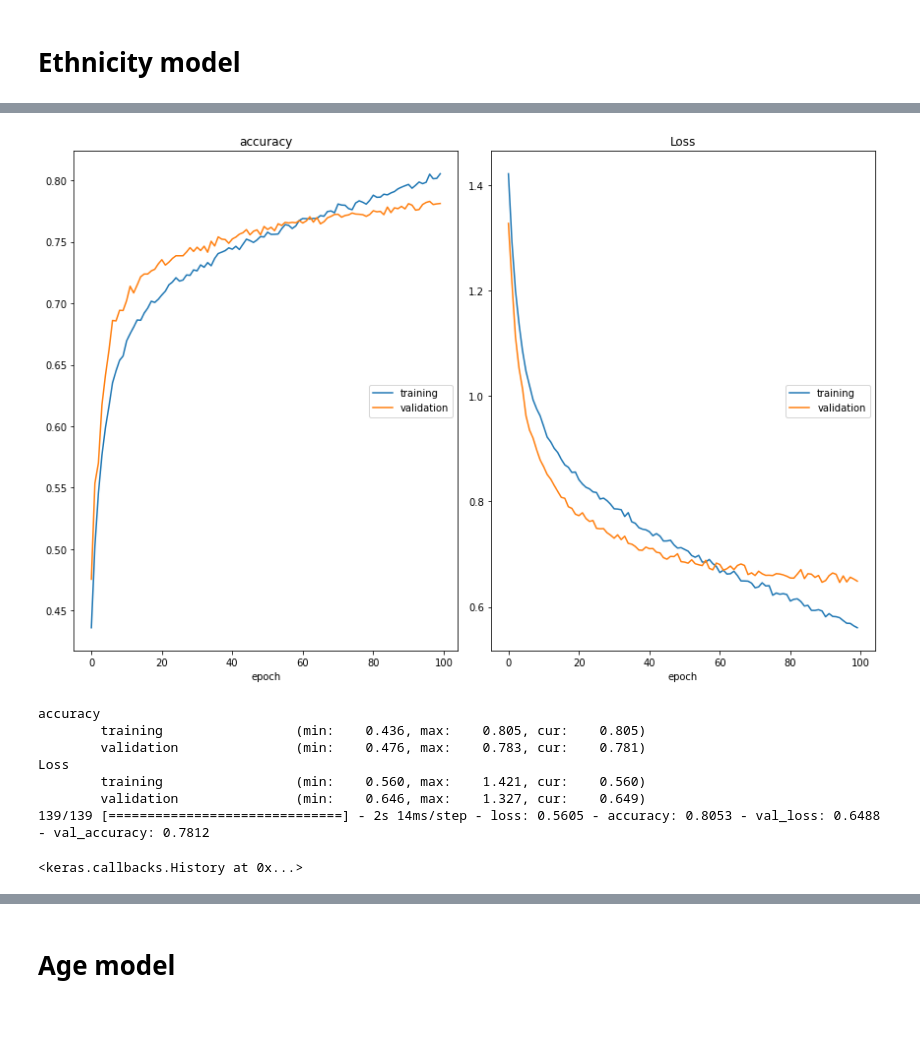
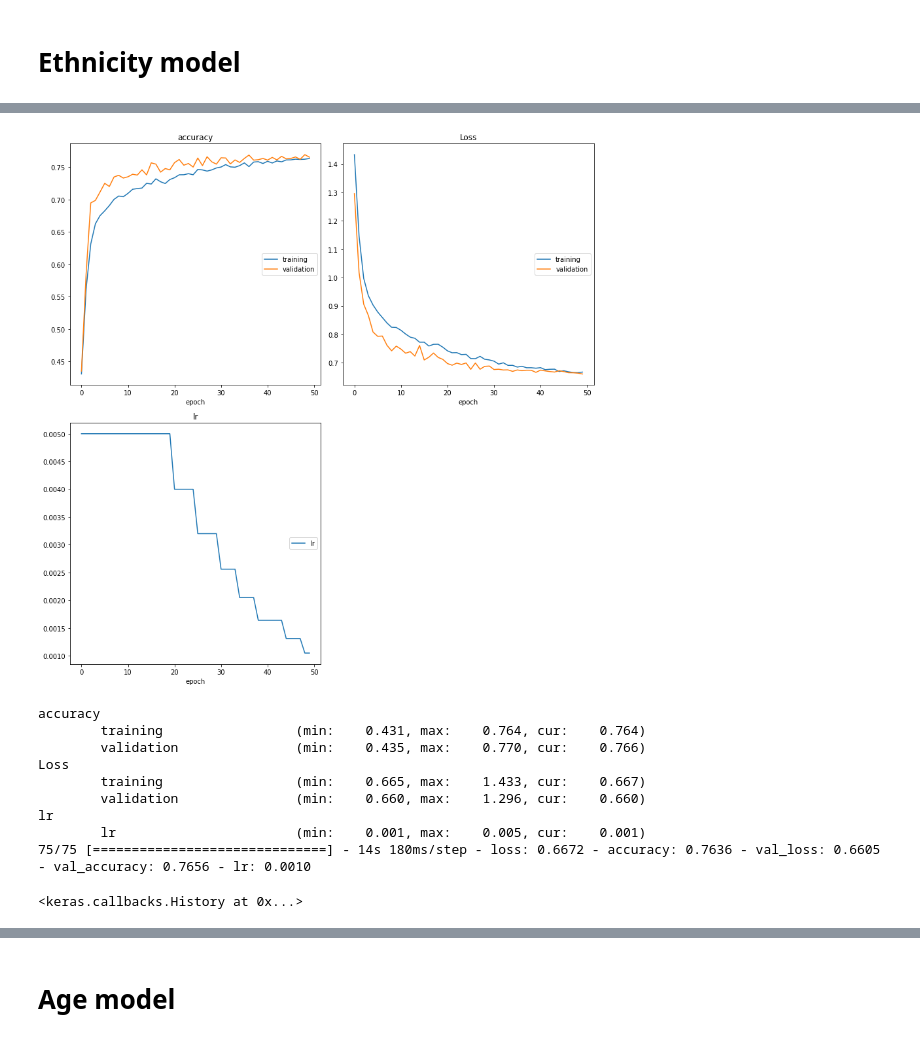
Before and after one commit to R15EN/multitask-learning, a Jupyter notebook: main.ipynb, the cells around one changed output, grey strips where cells are left out. Saved outputs shown, nothing was run; the diff lists cells and outputs as text; code cells hidden in the pictures.

```diff
--- a/main.ipynb
+++ b/main.ipynb
@@ -104,3 +68,5 @@ dtype: int64
+# %%
+data.pixels = data.pixels.apply(lambda pix: np.fromstring(pix, dtype=int, sep=' ').reshape(*IMAGE_SIZE, 1)) / 255.
 # %% [markdown]
 ## Data distribution
 # %%
@@ -153,7 +86,0 @@ def plot_images(np_images, true_gender, true_ethnicity, true_age,
-# %%
-X = [img for img in data['pixels'].apply(gen_np_image_from_pixels).values]
-X = np.array(X)
-y = data[['age', 'ethnicity', 'gender']].copy()
-# %%
-# discard emissions
-y.age = y.age.apply(lambda x: 90 if x > 90 else x)
@@ -180,3 +148,10 @@ plot_images(sample, gender, ethnicity, age)
+# %%
+def get_generators(labels, batch_size):
+    train_gen = DataGenerator(train, labels=labels, batch_size=batch_size, shuffle=True, augment=True)
+    val_gen = DataGenerator(val, labels=labels, batch_size=batch_size, shuffle=False, augment=False)
+    test_gen = DataGenerator(test, labels=labels, batch_size=batch_size, shuffle=False, augment=False)
+
+    return train_gen, val_gen, test_gen
 # %% [markdown]
 # Gender model
 # %%
@@ -313,32 +314,46 @@ Trainable params: 609,029
 Non-trainable params: 0
 _________________________________________________________________
 # %%
-BATCH_SIZE = 128
-EPOCHS = 100
+EPOCHS = 50
+BATCH_SIZE = 256
+
+train_ethnicity_gen, val_ethnicity_gen, test_ethnicity_gen = \
+    get_generators(labels=['ethnicity'], batch_size=BATCH_SIZE)
 
 loss = tf.keras.losses.SparseCategoricalCrossentropy()
-optimizer = tf.keras.optimizers.Adam(learning_rate=1e-4)
-model_checkpoint_callback = tf.keras.callbacks.ModelCheckpoint(CHECKPOINT_PATH + 'model_ethnicity.h5',
-                                                               monitor='val_loss',
-                                                               mode='min',
-                                                               verbose=0,
-                                                               save_best_only=True,
-                                                               save_weights_only=False)
+optimizer = tf.keras.optimizers.Adam(learning_rate=5e-3)
 
-model_ethnicity.compile(loss=loss, optimizer=optimizer, metrics=['accuracy'])
-model_ethnicity.fit(x=X_train, y=y_train.ethnicity.values,
-                    batch_size=BATCH_SIZE,
+checkpoint = tf.keras.callbacks.ModelCheckpoint(CHECKPOINT_PATH + 'model_ethnicity.h5',
+                                                monitor='val_loss',
+                                                mode='min',
+                                                verbose=0,
+                                                save_best_only=True,
+                                                save_weights_only=False)
+
+reduce_lr = tf.keras.callbacks.ReduceLROnPlateau(monitor='val_loss',
+                                                 factor=0.8,
+                                                 min_delta=0.008,
+                                                 patience=4,
+                                                 mode='min',
+                                                 min_lr=1e-4)
+
+callbacks = [checkpoint, reduce_lr, PlotLossesCallback()]
+
+ethnicity_model.compile(loss=loss, optimizer=optimizer, metrics=['accuracy'])
+ethnicity_model.fit(x=train_ethnicity_gen,
+                    validation_data=[val_ethnicity_gen],
                     epochs=EPOCHS,
-                    validation_data=[X_test, y_test.ethnicity.values],
-                    callbacks=[model_checkpoint_callback, PlotLossesCallback()])
+                    callbacks=callbacks)
 # %% [output]
-[figure, old version]
+[figure, new version]
 accuracy
-        training                 (min:    0.436, max:    0.805, cur:    0.805)
-        validation               (min:    0.476, max:    0.783, cur:    0.781)
+        training                 (min:    0.431, max:    0.764, cur:    0.764)
+        validation               (min:    0.435, max:    0.770, cur:    0.766)
 Loss
-        training                 (min:    0.560, max:    1.421, cur:    0.560)
-        validation               (min:    0.646, max:    1.327, cur:    0.649)
-139/139 [==============================] - 2s 14ms/step - loss: 0.5605 - accuracy: 0.8053 - val_loss: 0.6488 - val_accuracy: 0.7812
+        training                 (min:    0.665, max:    1.433, cur:    0.667)
+        validation               (min:    0.660, max:    1.296, cur:    0.660)
+lr
+        lr                       (min:    0.001, max:    0.005, cur:    0.001)
+75/75 [==============================] - 14s 180ms/step - loss: 0.6672 - accuracy: 0.7636 - val_loss: 0.6605 - val_accuracy: 0.7656 - lr: 0.0010
 <keras.callbacks.History at 0x...>
 # %%
```
Also changed, not shown: parts of 53 cells of this notebook.
